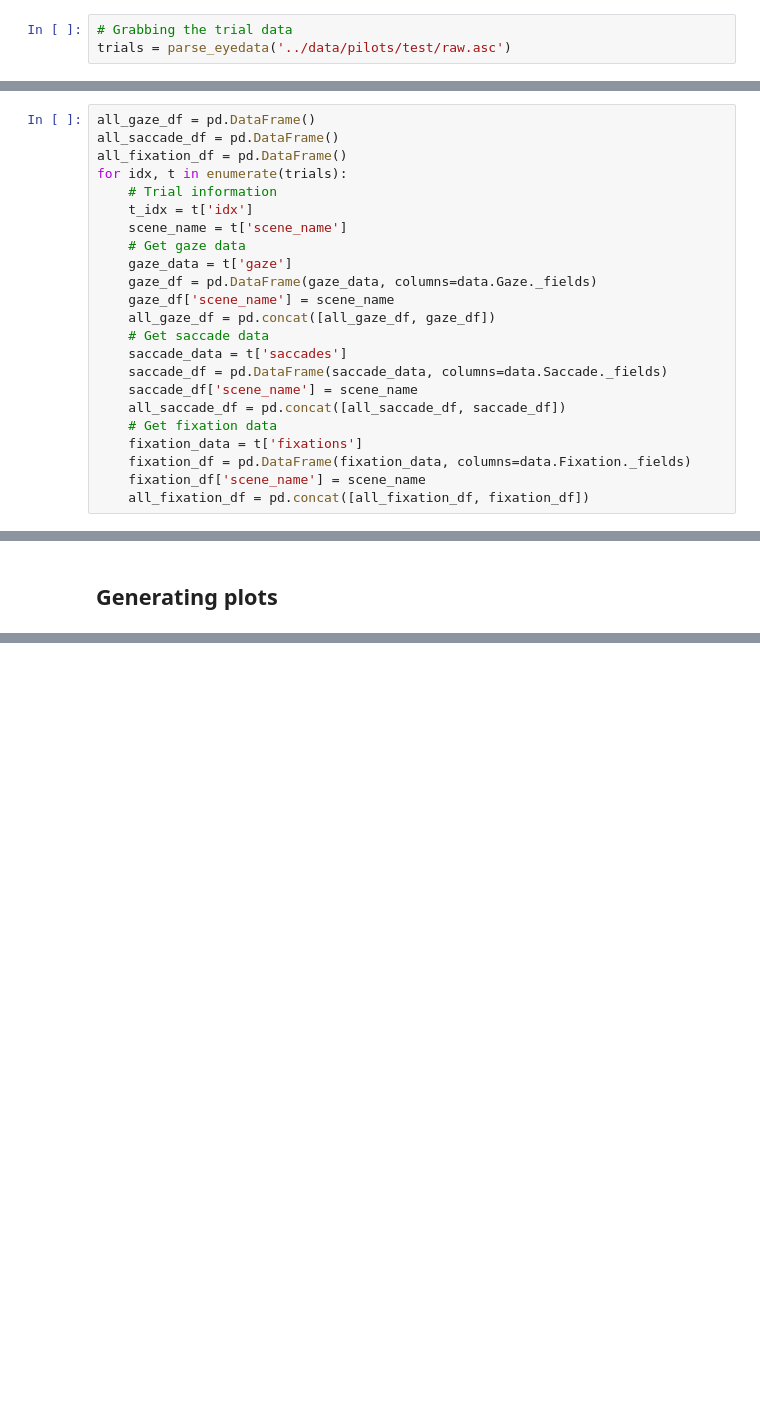
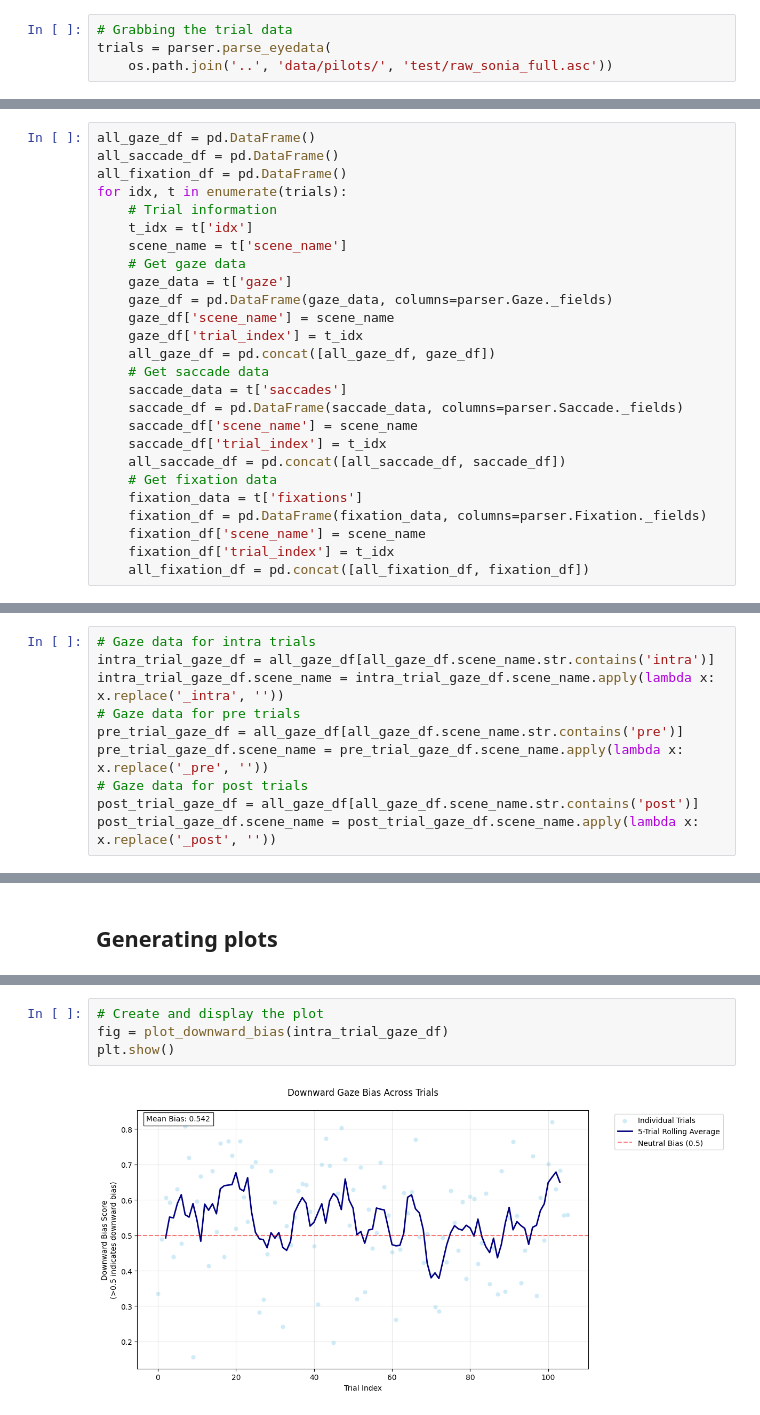
Before and after one commit to flxsosa/eyetracking_physics, a Jupyter notebook: notebooks/test_tracker.ipynb, the cells around one changed output, grey strips where cells are left out. Saved outputs shown, nothing was run; the diff lists cells and outputs as text; blank space fills up the shorter version.

```diff
--- a/notebooks/test_tracker.ipynb
+++ b/notebooks/test_tracker.ipynb
@@ -25,4 +30,5 @@ IMG_DIR = '../../motion_distributions/data/train'
 ## Importing data
 # %%
 # Grabbing the trial data
-trials = parse_eyedata('../data/pilots/test/raw.asc')
+trials = parser.parse_eyedata(
+    os.path.join('..', 'data/pilots/', 'test/raw_sonia_full.asc'))
@@ -40,16 +44,19 @@ for idx, t in enumerate(trials):
     scene_name = t['scene_name']
     # Get gaze data
     gaze_data = t['gaze']
-    gaze_df = pd.DataFrame(gaze_data, columns=data.Gaze._fields)
+    gaze_df = pd.DataFrame(gaze_data, columns=parser.Gaze._fields)
     gaze_df['scene_name'] = scene_name
+    gaze_df['trial_index'] = t_idx
     all_gaze_df = pd.concat([all_gaze_df, gaze_df])
     # Get saccade data
     saccade_data = t['saccades']
-    saccade_df = pd.DataFrame(saccade_data, columns=data.Saccade._fields)
+    saccade_df = pd.DataFrame(saccade_data, columns=parser.Saccade._fields)
     saccade_df['scene_name'] = scene_name
+    saccade_df['trial_index'] = t_idx
     all_saccade_df = pd.concat([all_saccade_df, saccade_df])
     # Get fixation data
     fixation_data = t['fixations']
-    fixation_df = pd.DataFrame(fixation_data, columns=data.Fixation._fields)
+    fixation_df = pd.DataFrame(fixation_data, columns=parser.Fixation._fields)
     fixation_df['scene_name'] = scene_name
+    fixation_df['trial_index'] = t_idx
     all_fixation_df = pd.concat([all_fixation_df, fixation_df])
@@ -71,0 +63,10 @@ all_gaze_df
+# %%
+# Gaze data for intra trials
+intra_trial_gaze_df = all_gaze_df[all_gaze_df.scene_name.str.contains('intra')]
+intra_trial_gaze_df.scene_name = intra_trial_gaze_df.scene_name.apply(lambda x: x.replace('_intra', ''))
+# Gaze data for pre trials
+pre_trial_gaze_df = all_gaze_df[all_gaze_df.scene_name.str.contains('pre')]
+pre_trial_gaze_df.scene_name = pre_trial_gaze_df.scene_name.apply(lambda x: x.replace('_pre', ''))
+# Gaze data for post trials
+post_trial_gaze_df = all_gaze_df[all_gaze_df.scene_name.str.contains('post')]
+post_trial_gaze_df.scene_name = post_trial_gaze_df.scene_name.apply(lambda x: x.replace('_post', ''))
@@ -363,0 +710,6 @@ def plot_animated(df, image_path_template=f'{IMG_DIR}'+'/{scene_name}_0.png', in
+# %%
+# Create and display the plot
+fig = plot_downward_bias(intra_trial_gaze_df)
+plt.show()
+# %% [output]
+[figure, added]
```
Also changed, not shown: parts of 39 cells of this notebook, 2 other files.
